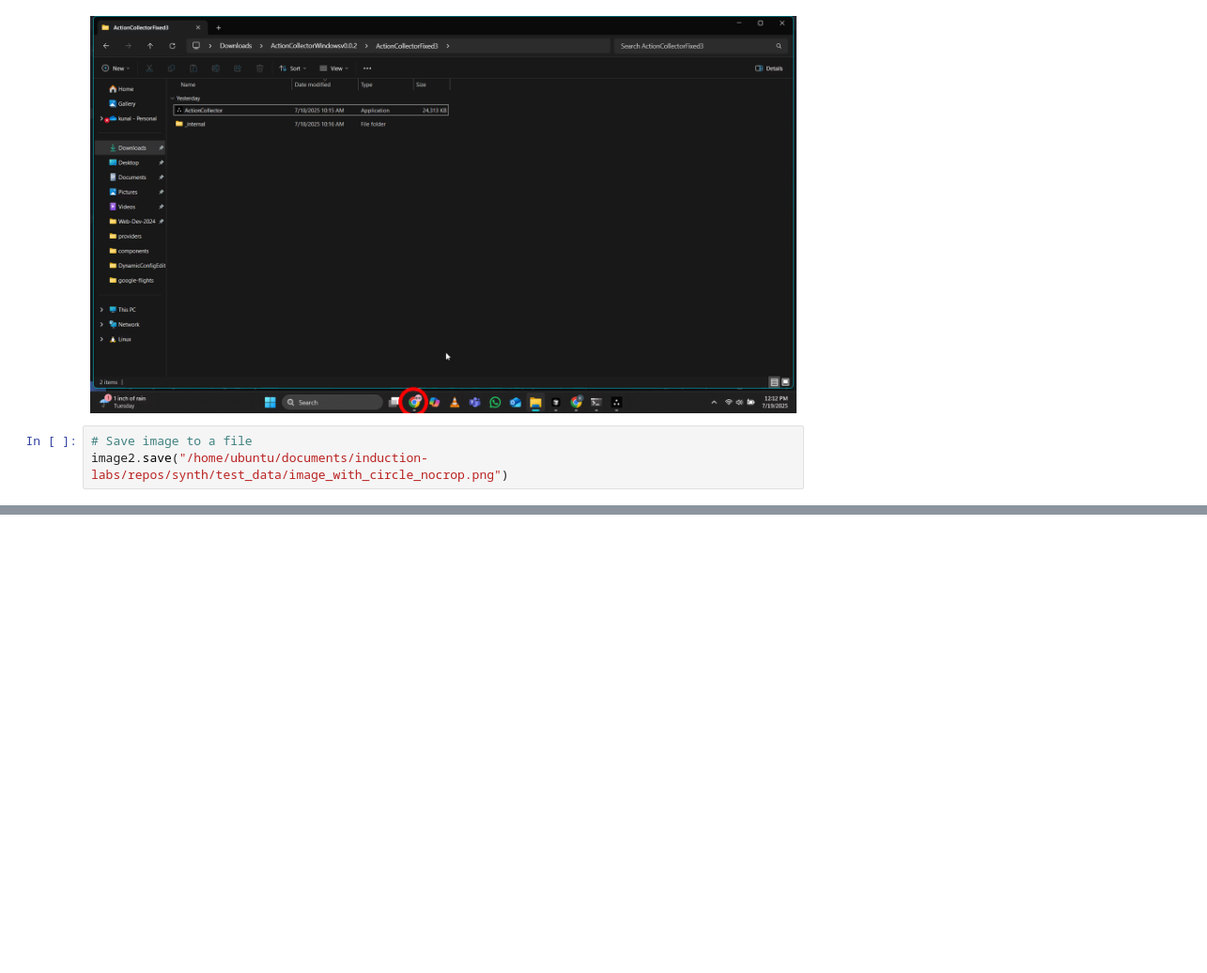
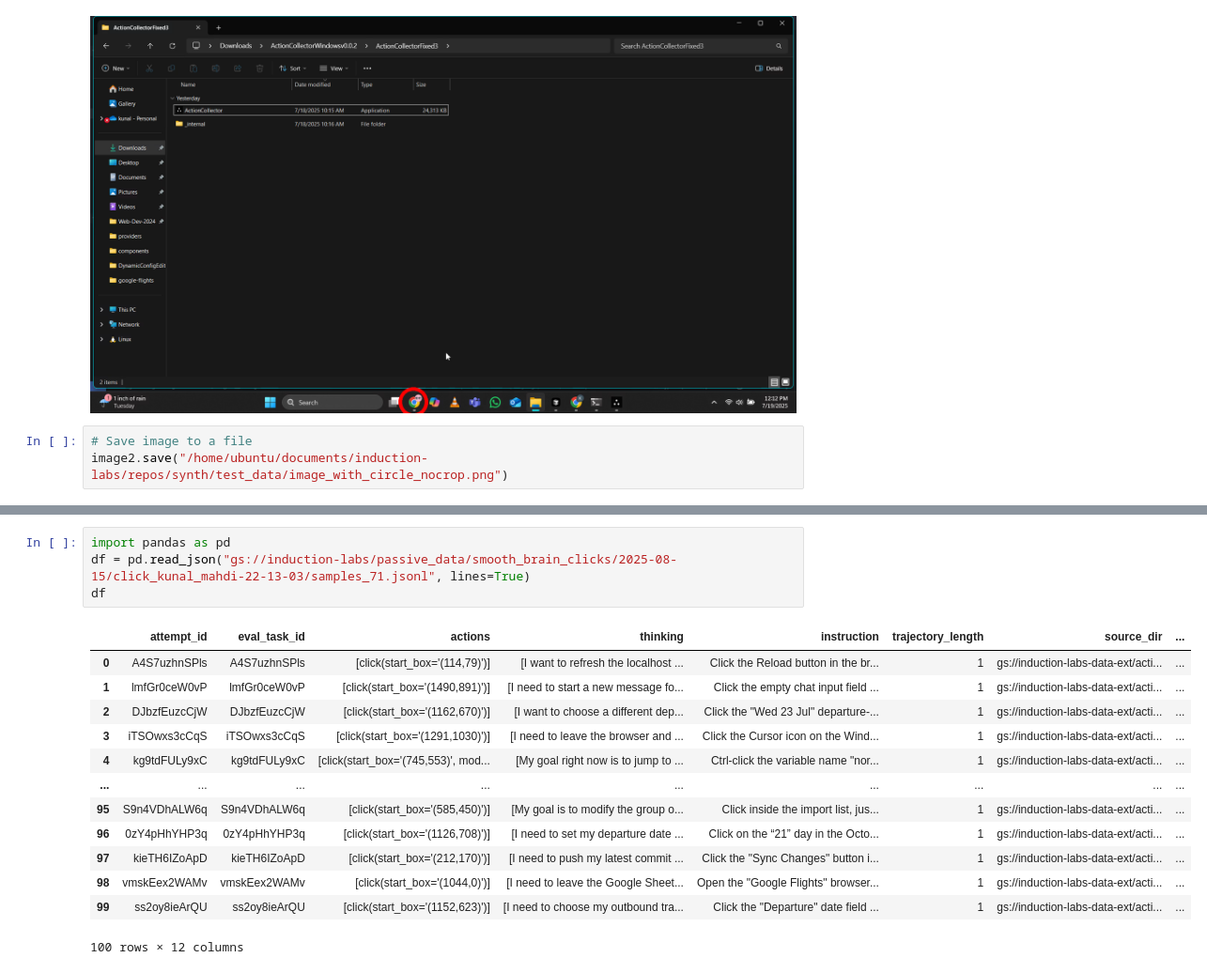
Before and after one commit to induction-labs/induction-labs, a Jupyter notebook: repos/synth/src/synth/recordings/random_test.ipynb, the cells around one changed output, grey strips where cells are left out. Shown at 94% size. Saved outputs shown, nothing was run; the diff lists cells and outputs as text; blank space fills up the shorter version.

```diff
--- a/repos/synth/src/synth/recordings/random_test.ipynb
+++ b/repos/synth/src/synth/recordings/random_test.ipynb
@@ -263,0 +289,18 @@ image2.save("/home/ubuntu/documents/induction-labs/repos/synth/test_data/image_w
+# %%
+import pandas as pd
+df = pd.read_json("gs://induction-labs/passive_data/smooth_brain_clicks/2025-08-15/click_kunal_mahdi-22-13-03/samples_71.jsonl", lines=True)
+df
+# %% [output]
+|  | attempt_id | eval_task_id | actions | thinking | instruction | trajectory_length | source_dir | ... |
+| 0 | A4S7uzhnSPls | A4S7uzhnSPls | [click(start_box='(114,79)')] | [I want to refresh the localhost ... | Click the Reload button in the br... | 1 | gs://induction-labs-data-ext/acti... | ... |
+| 1 | lmfGr0ceW0vP | lmfGr0ceW0vP | [click(start_box='(1490,891)')] | [I need to start a new message fo... | Click the empty chat input field ... | 1 | gs://induction-labs-data-ext/acti... | ... |
+| 2 | DJbzfEuzcCjW | DJbzfEuzcCjW | [click(start_box='(1162,670)')] | [I want to choose a different dep... | Click the "Wed 23 Jul" departure-... | 1 | gs://induction-labs-data-ext/acti... | ... |
+| 3 | iTSOwxs3cCqS | iTSOwxs3cCqS | [click(start_box='(1291,1030)')] | [I need to leave the browser and ... | Click the Cursor icon on the Wind... | 1 | gs://induction-labs-data-ext/acti... | ... |
+| 4 | kg9tdFULy9xC | kg9tdFULy9xC | [click(start_box='(745,553)', mod... | [My goal right now is to jump to ... | Ctrl-click the variable name "nor... | 1 | gs://induction-labs-data-ext/acti... | ... |
+| ... | ... | ... | ... | ... | ... | ... | ... | ... |
+| 95 | S9n4VDhALW6q | S9n4VDhALW6q | [click(start_box='(585,450)')] | [My goal is to modify the group o... | Click inside the import list, jus... | 1 | gs://induction-labs-data-ext/acti... | ... |
+| 96 | 0zY4pHhYHP3q | 0zY4pHhYHP3q | [click(start_box='(1126,708)')] | [I need to set my departure date ... | Click on the “21” day in the Octo... | 1 | gs://induction-labs-data-ext/acti... | ... |
+| 97 | kieTH6IZoApD | kieTH6IZoApD | [click(start_box='(212,170)')] | [I need to push my latest commit ... | Click the "Sync Changes" button i... | 1 | gs://induction-labs-data-ext/acti... | ... |
+| 98 | vmskEex2WAMv | vmskEex2WAMv | [click(start_box='(1044,0)')] | [I need to leave the Google Sheet... | Open the "Google Flights" browser... | 1 | gs://induction-labs-data-ext/acti... | ... |
+| 99 | ss2oy8ieArQU | ss2oy8ieArQU | [click(start_box='(1152,623)')] | [I need to choose my outbound tra... | Click the "Departure" date field ... | 1 | gs://induction-labs-data-ext/acti... | ... |
+100 rows × 12 columns
```
Also changed, not shown: parts of 2 cells of this notebook, 3 other files.
